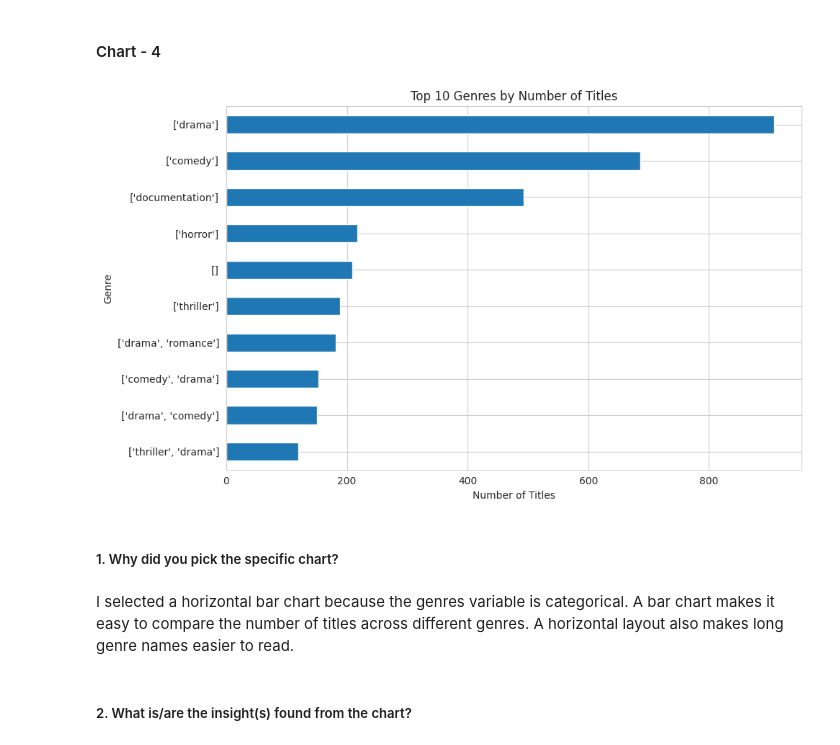
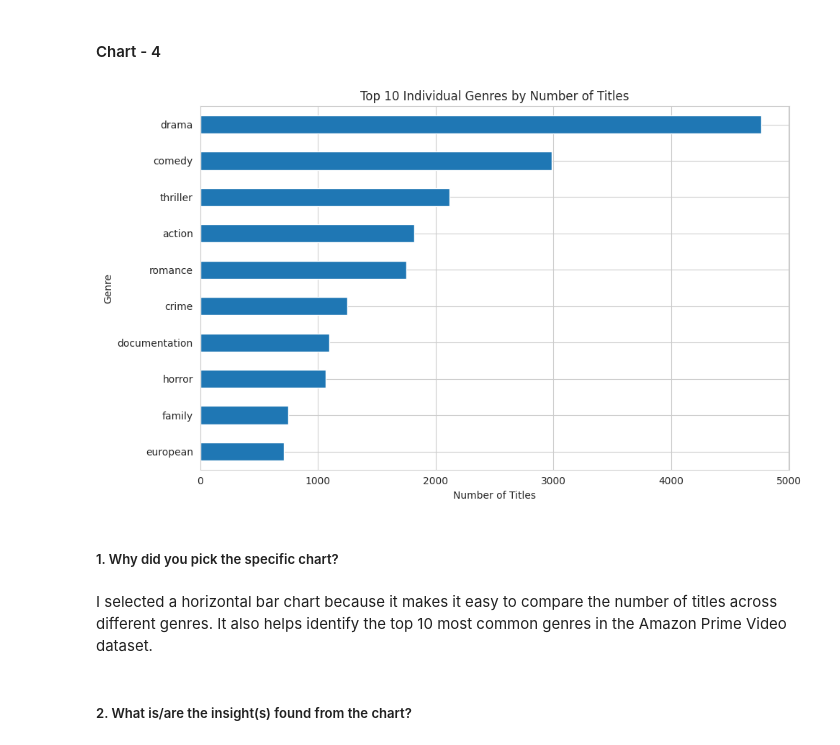
Before and after one commit to somanath-analyst/Amazon-Prime-TV-Shows-and-Movies, a Jupyter notebook: Amazon_Prime_TV_Shows_and_Movies.ipynb, the cells around one changed output. Cells and saved outputs as stored; diff of their text form; code cells hidden in the pictures.

```diff
--- a/Amazon_Prime_TV_Shows_and_Movies.ipynb
+++ b/Amazon_Prime_TV_Shows_and_Movies.ipynb
@@ -838,29 +839,36 @@ If a large number of titles have low IMDb scores, it may indicate that some cont
 # %% [markdown]
 #### Chart - 4
 # %%
-# Chart 4: Top 10 Genres
+
+# Chart 4: Top 10 Individual Genres
 
 plt.figure(figsize=(10, 6))
 
-# Count the number of titles for each genre
-genre_count = titles['genres'].value_counts().head(10)
+# Convert genre strings into Python lists
+genre_list = titles['genres'].apply(ast.literal_eval)
+
+# Split each genre into a separate row
+all_genres = genre_list.explode()
+
+# Count individual genres and select the top 10
+genre_count = all_genres.value_counts().head(10)
 
 # Create a horizontal bar chart
 genre_count.sort_values().plot(kind='barh')
 
 # Add chart title and labels
-plt.title('Top 10 Genres by Number of Titles')
+plt.title('Top 10 Individual Genres by Number of Titles')
 plt.xlabel('Number of Titles')
 plt.ylabel('Genre')
 
 # Display the chart
 plt.tight_layout()
 plt.show()
 # %% [output]
-[figure, old version]
+[figure, new version]
 # %% [markdown]
 ##### 1. Why did you pick the specific chart?
 # %% [markdown]
-I selected a horizontal bar chart because the genres variable is categorical. A bar chart makes it easy to compare the number of titles across different genres. A horizontal layout also makes long genre names easier to read.
+I selected a horizontal bar chart because it makes it easy to compare the number of titles across different genres. It also helps identify the top 10 most common genres in the Amazon Prime Video dataset.
 # %% [markdown]
 ##### 2. What is/are the insight(s) found from the chart?
```
Also changed, not shown: parts of 5 cells of this notebook.
